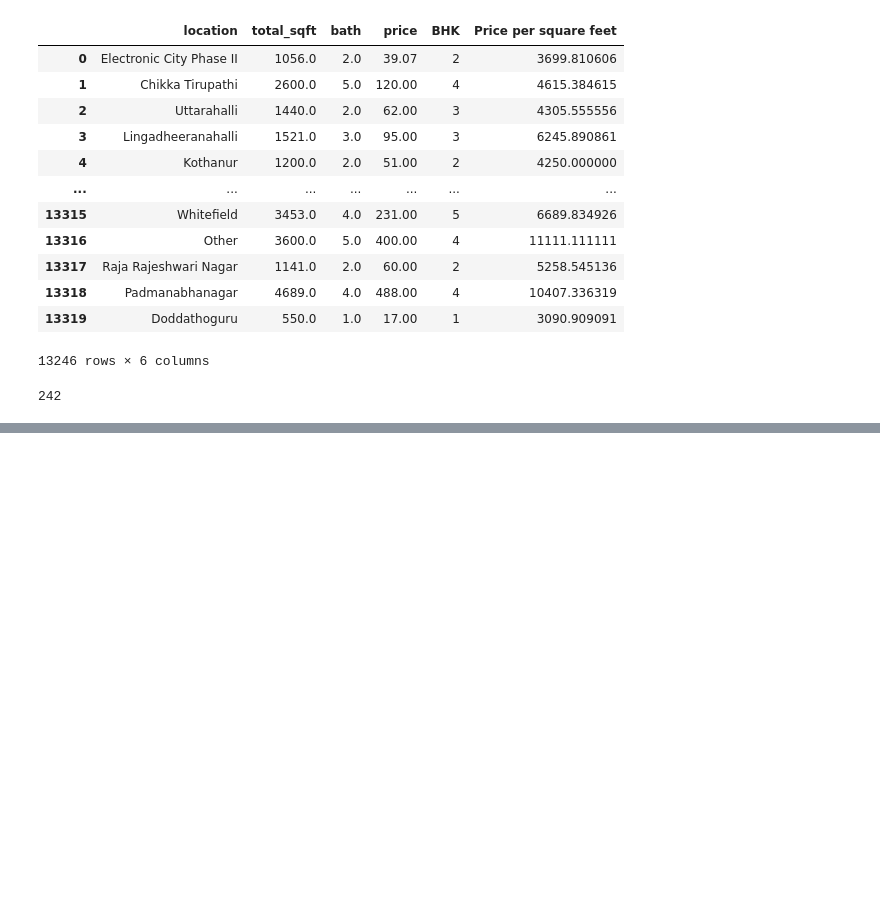
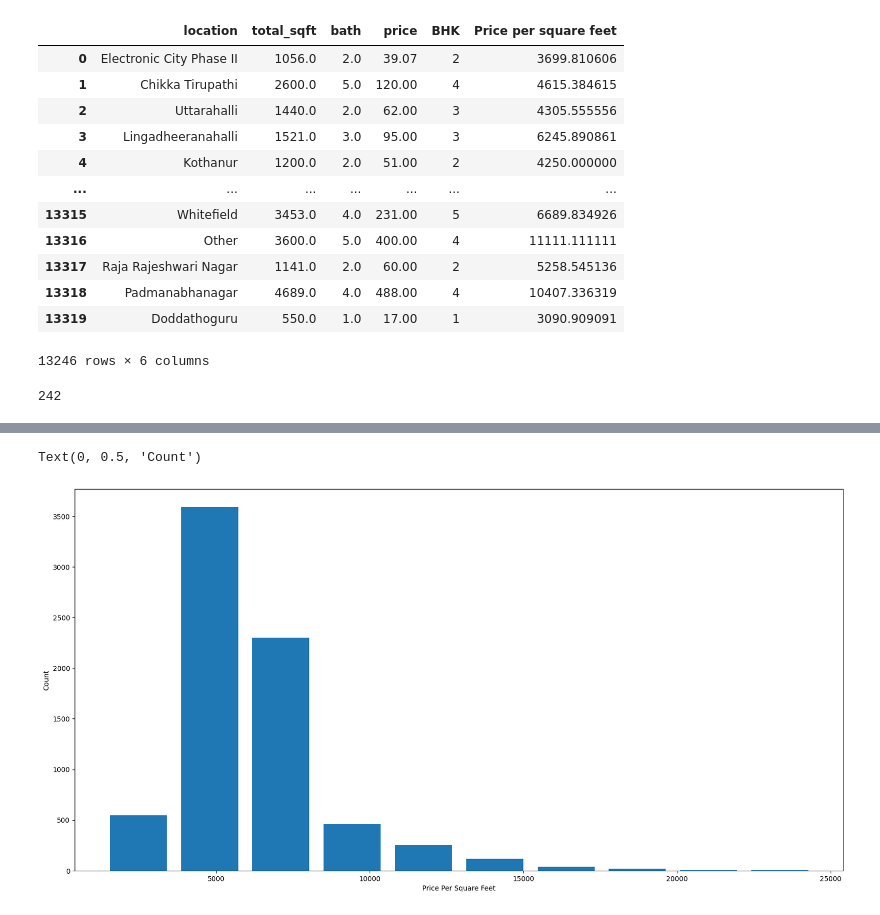
Before and after one commit to asheshh-lal/predict-price, a Jupyter notebook: Price-Prediction.ipynb, the cells around one changed output, grey strips where cells are left out. Drawn from its saved outputs; the diff is of its cells as text; code cells hidden in the pictures; blank space fills up the shorter version.

```diff
--- a/Price-Prediction.ipynb
+++ b/Price-Prediction.ipynb
@@ -363,0 +484,8 @@ len(df2['location'].unique())
+# %%
+matplotlib.rcParams["figure.figsize"] = (20,10)
+plt.hist(df5['Price per square feet'],rwidth=0.8)
+plt.xlabel("Price Per Square Feet")
+plt.ylabel("Count")
+# %% [output]
+Text(0, 0.5, 'Count')
+[figure, added]
```
Also changed, not shown: parts of 13 cells of this notebook.
